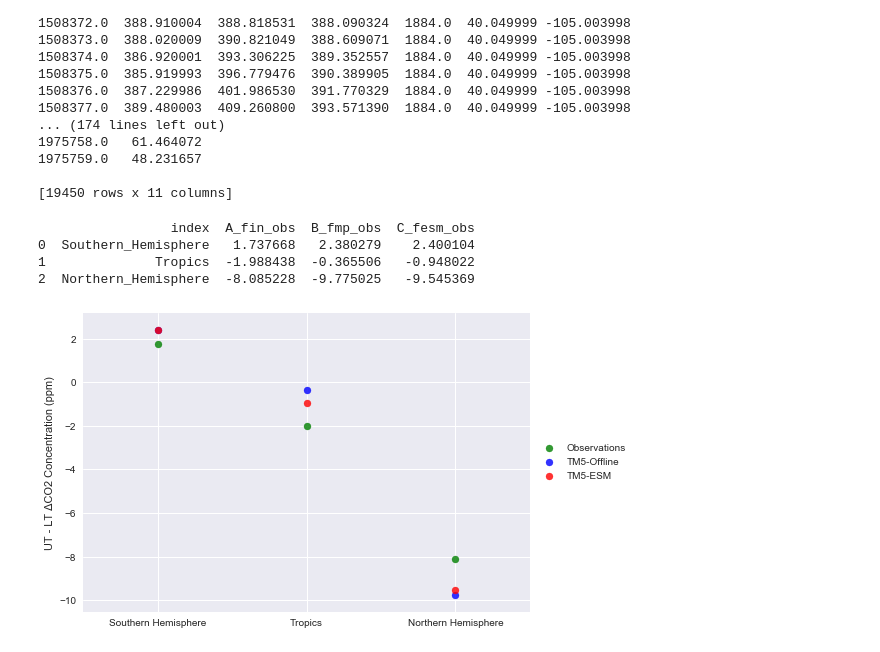
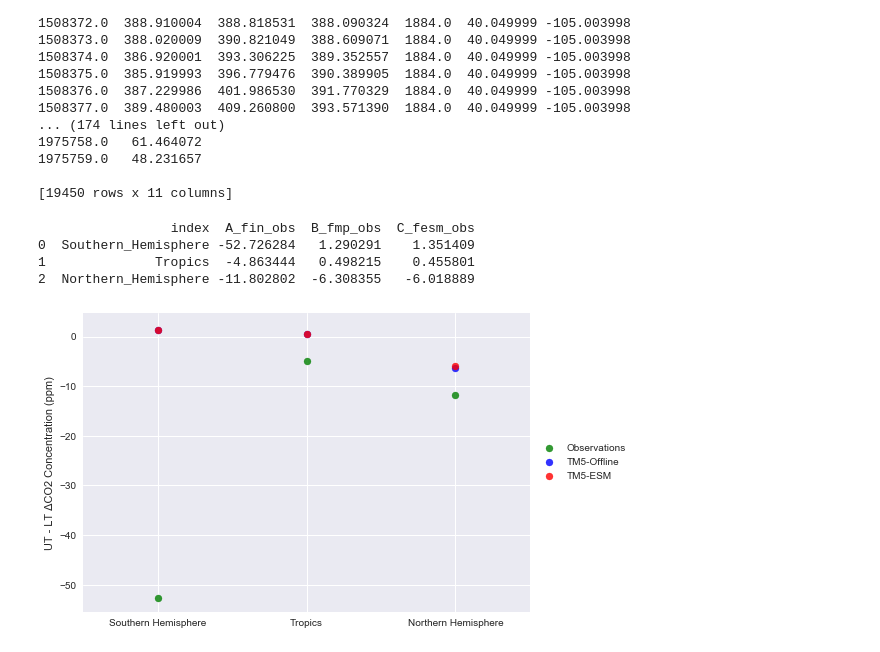
Before and after one commit to Killaars/PhD, a Jupyter notebook: Pictures_Helsinki.ipynb, the cells around one changed output. Drawn from its saved outputs; the diff is of its cells as text; code cells hidden in the pictures.

```diff
--- a/Pictures_Helsinki.ipynb
+++ b/Pictures_Helsinki.ipynb
@@ -968,8 +970,8 @@ fmp_obs0 = []
 fesm_obs = []
 for root, dirs, files in os.walk(os.path.join(path,'sample_flasks')):
     for file in sorted(files):
-        if file.startswith('sample_coordinates_2007110300_2007111000.nc'):
-#        if file.startswith('sample_coordinates_'):
+#        if file.startswith('sample_coordinates_2007110300_2007111000.nc'):
+        if file.startswith('sample_coordinates_'):
             #print(file,file[19:])
             #print('flask_output_TM5_MP_'+file[19:])
             #print('flask_output_ECE_'+file[19:])
@@ -1041,8 +1043,9 @@ df = pd.DataFrame({'A_fin_obs' : fin_obs*1000000,
                    'G_date'    : time,
                    'H_obs_id'  : obs_id,
                    'I_obs_loc' : obs_loc},index=obs_num)
+df = df[df.A_fin_obs<500]
 
-#Select the timeframe to make the plots
+#Select the altitude to make the plots
 df = df[(df.D_alt<2000) | (df.D_alt>10000)]
 #Create new column, everything lower than 2000m is in the LT and the rest is in the UT
 df['J_tropo'] = np.where(df['D_alt']<2000, 'LT', 'UT')
@@ -1052,45 +1055,44 @@ NH = (df.E_lat>20) & (df.E_lat<60)
 SH = (df.E_lat>-60) & (df.E_lat<-20)
 
 mask = TRO
-# print(df[mask]['H_obs_id'].value_counts())
-# print(df[mask]['I_obs_loc'].value_counts())
-# print(df[mask]['D_alt'].value_counts())
-
-TRO_mean = df[TRO].groupby(df['J_tropo']).mean()
+TRO_df = df[TRO]
+TRO_mean = TRO_df.groupby(TRO_df['J_tropo']).mean()
 TRO_mean = TRO_mean[['A_fin_obs','B_fmp_obs','C_fesm_obs']]
 TRO_mean = TRO_mean.transpose()
 
-SH_mean = df[SH].groupby(df['J_tropo']).mean()
+SH_df = df[SH]
+SH_mean = SH_df.groupby(SH_df['J_tropo']).mean()
 SH_mean = SH_mean[['A_fin_obs','B_fmp_obs','C_fesm_obs']]
 SH_mean = SH_mean.transpose()
 
-NH_mean = df[NH].groupby(df['J_tropo']).mean()
+NH_df = df[NH]
+NH_mean = NH_df.groupby(NH_df['J_tropo']).mean()
 NH_mean = NH_mean[['A_fin_obs','B_fmp_obs','C_fesm_obs']]
 NH_mean = NH_mean.transpose()
 
 plot_mean = pd.DataFrame(index=('A_fin_obs','B_fmp_obs','C_fesm_obs'))
 plot_mean['Southern_Hemisphere'] = SH_mean['UT']-SH_mean['LT']
 plot_mean['Tropics'] = TRO_mean['UT']-TRO_mean['LT']
 plot_mean['Northern_Hemisphere'] = NH_mean['UT']-NH_mean['LT']
 plot_mean = plot_mean.transpose()
 plot_mean = plot_mean.reset_index()
 print(plot_mean)
 
 f, (ax1) = plt.subplots(1, 1,sharey=True,sharex=True)
 alpha = .8
 ax1.scatter(x=plot_mean.index, y=plot_mean.A_fin_obs, color='g', alpha=alpha, label='Observations')
 ax1.scatter(x=plot_mean.index, y=plot_mean.B_fmp_obs, color='b', alpha=alpha, label='TM5-Offline')
 ax1.scatter(x=plot_mean.index, y=plot_mean.C_fesm_obs, color='r', alpha=alpha, label='TM5-ESM')
 x = [0,1,2]
 labels = ['Southern Hemisphere', 'Tropics', 'Northern Hemisphere']
 plt.xticks(x, labels)
 plt.xlim(-0.5,2.5)
 ax1.set(xlabel='', ylabel='UT - LT ΔCO2 Concentration (ppm)')
 ax1.legend(loc='center left', bbox_to_anchor=(1, 0.5))
 plt.show()
 # %% [output]
                  index  A_fin_obs  B_fmp_obs  C_fesm_obs
-0  Southern_Hemisphere   1.737668   2.380279    2.400104
-1              Tropics  -1.988438  -0.365506   -0.948022
-2  Northern_Hemisphere  -8.085228  -9.775025   -9.545369
+0  Southern_Hemisphere -52.726284   1.290291    1.351409
+1              Tropics  -4.863444   0.498215    0.455801
+2  Northern_Hemisphere -11.802802  -6.308355   -6.018889
-[figure, old version]
+[figure, new version]
```
Also changed, not shown: parts of 2 cells of this notebook, 6 other files.
